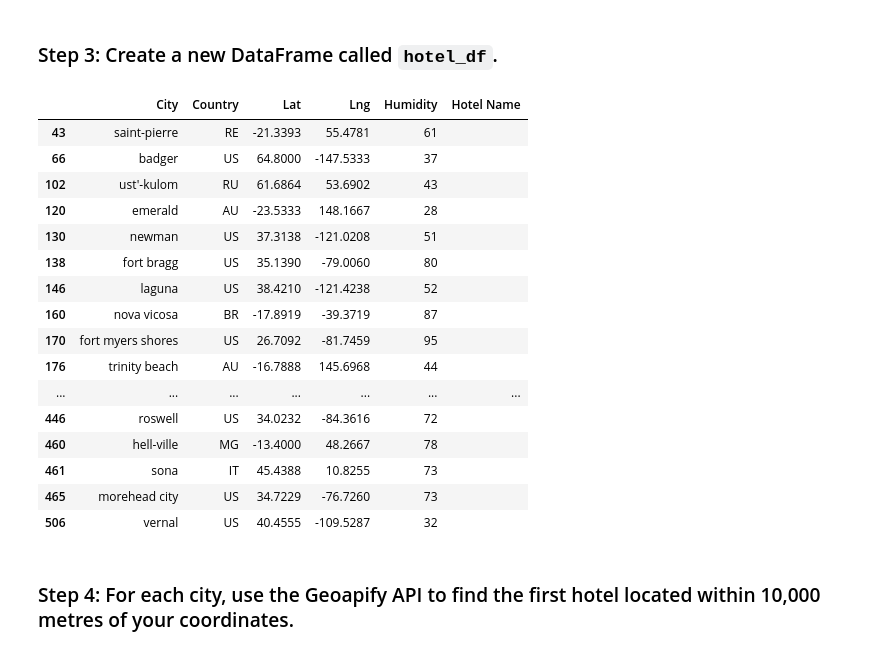
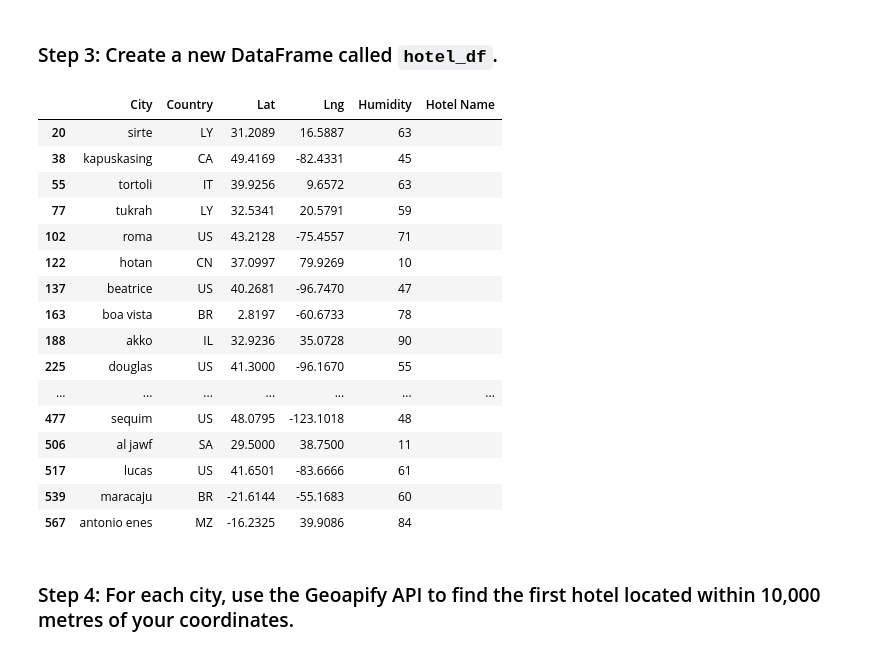
Before and after one commit to geraldine1456/python-api-challenge, a Jupyter notebook: WeatherPy/VacationPy.ipynb, the cells around one changed output. Saved outputs shown, nothing was run; the diff lists cells and outputs as text; code cells hidden in the pictures.

```diff
--- a/WeatherPy/VacationPy.ipynb
+++ b/WeatherPy/VacationPy.ipynb
@@ -45,12 +46,17 @@ city_data_df.head()
 ### Step 2: Narrow down the `city_data_df` DataFrame to find your ideal weather condition
 # %%
 # Narrow down cities that fit criteria and drop any results with null values
-# YOUR CODE HERE
+ideal_cities_df = city_data_df.loc[
+    (city_data_df["Max Temp"] < 28) &
+    (city_data_df["Max Temp"] > 20) &
+    (city_data_df["Wind Speed"] < 4.5) &
+    (city_data_df["Cloudiness"] == 0)
+]
 
 # Drop any rows with null values
-# YOUR CODE HERE
+ideal_cities_cl_df = ideal_cities_df.dropna()
 
-# Display sample data
-# YOUR CODE HERE
+#Display sample data
+ideal_cities_cl_df
 # %% [output]
 |  | City_ID | City | Lat | Lng | Max Temp | Humidity | Cloudiness | Wind Speed | Country | Date |
@@ -74,31 +80,31 @@ city_data_df.head()
 ### Step 3: Create a new DataFrame called `hotel_df`.
 # %%
 # Use the Pandas copy function to create DataFrame called hotel_df to store the city, country, coordinates, and humidity
-# YOUR CODE HERE
+hotel_df = ideal_cities_cl_df[["City", "Country", "Lat", "Lng", "Humidity"]].copy()
 
 # Add an empty column, "Hotel Name," to the DataFrame so you can store the hotel found using the Geoapify API
-# YOUR CODE HERE
+hotel_df["Hotel Name"] = ""
 
 # Display sample data
-# YOUR CODE HERE
+hotel_df
 # %% [output]
 |  | City | Country | Lat | Lng | Humidity | Hotel Name |
-| 43 | saint-pierre | RE | -21.3393 | 55.4781 | 61 |  |
-| 66 | badger | US | 64.8000 | -147.5333 | 37 |  |
-| 102 | ust'-kulom | RU | 61.6864 | 53.6902 | 43 |  |
-| 120 | emerald | AU | -23.5333 | 148.1667 | 28 |  |
-| 130 | newman | US | 37.3138 | -121.0208 | 51 |  |
-| 138 | fort bragg | US | 35.1390 | -79.0060 | 80 |  |
-| 146 | laguna | US | 38.4210 | -121.4238 | 52 |  |
-| 160 | nova vicosa | BR | -17.8919 | -39.3719 | 87 |  |
-| 170 | fort myers shores | US | 26.7092 | -81.7459 | 95 |  |
-| 176 | trinity beach | AU | -16.7888 | 145.6968 | 44 |  |
+| 20 | sirte | LY | 31.2089 | 16.5887 | 63 |  |
+| 38 | kapuskasing | CA | 49.4169 | -82.4331 | 45 |  |
+| 55 | tortoli | IT | 39.9256 | 9.6572 | 63 |  |
+| 77 | tukrah | LY | 32.5341 | 20.5791 | 59 |  |
+| 102 | roma | US | 43.2128 | -75.4557 | 71 |  |
+| 122 | hotan | CN | 37.0997 | 79.9269 | 10 |  |
+| 137 | beatrice | US | 40.2681 | -96.7470 | 47 |  |
+| 163 | boa vista | BR | 2.8197 | -60.6733 | 78 |  |
+| 188 | akko | IL | 32.9236 | 35.0728 | 90 |  |
+| 225 | douglas | US | 41.3000 | -96.1670 | 55 |  |
 | ... | ... | ... | ... | ... | ... | ... |
-| 446 | roswell | US | 34.0232 | -84.3616 | 72 |  |
-| 460 | hell-ville | MG | -13.4000 | 48.2667 | 78 |  |
-| 461 | sona | IT | 45.4388 | 10.8255 | 73 |  |
-| 465 | morehead city | US | 34.7229 | -76.7260 | 73 |  |
-| 506 | vernal | US | 40.4555 | -109.5287 | 32 |  |
+| 477 | sequim | US | 48.0795 | -123.1018 | 48 |  |
+| 506 | al jawf | SA | 29.5000 | 38.7500 | 11 |  |
+| 517 | lucas | US | 41.6501 | -83.6666 | 61 |  |
+| 539 | maracaju | BR | -21.6144 | -55.1683 | 60 |  |
+| 567 | antonio enes | MZ | -16.2325 | 39.9086 | 84 |  |
 # %% [markdown]
 ### Step 4: For each city, use the Geoapify API to find the first hotel located within 10,000 metres of your coordinates.
 # %%
```
Also changed, not shown: parts of 8 cells of this notebook, 6 other files.
